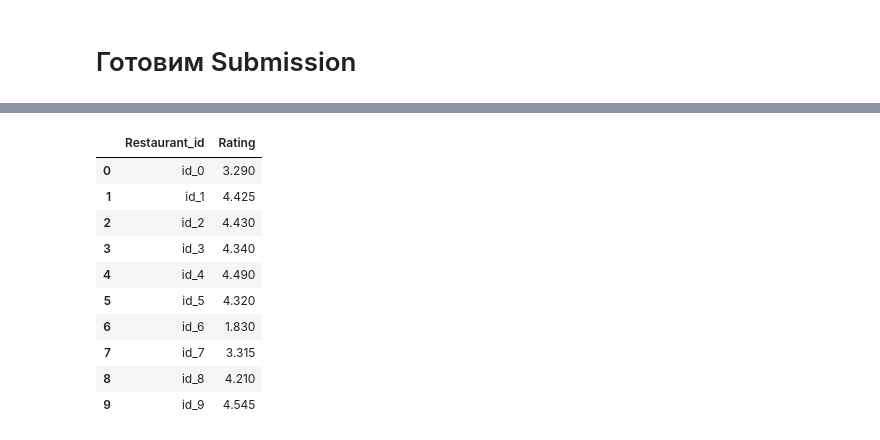
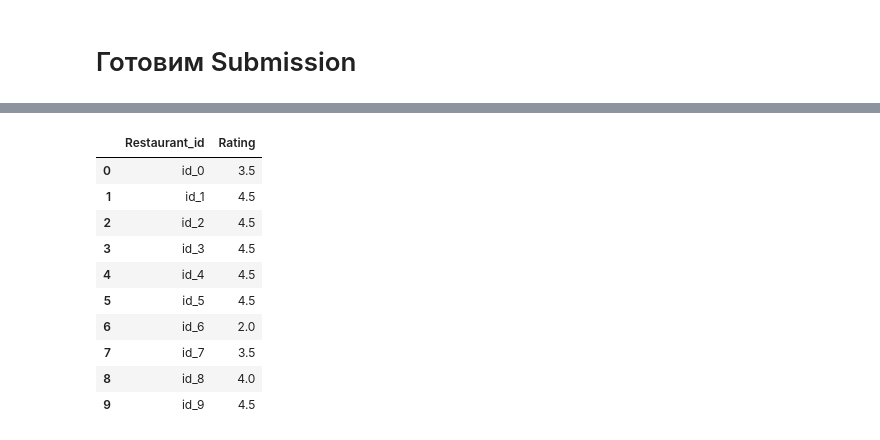
Before and after one commit to ppp82/skillfactory_rds, a Jupyter notebook: module_3/TripAdvisorRating.ipynb, the cells around one changed output, grey strips where cells are left out. Drawn from its saved outputs; the diff is of its cells as text; code cells hidden in the pictures.

```diff
--- a/module_3/TripAdvisorRating.ipynb
+++ b/module_3/TripAdvisorRating.ipynb
@@ -23,7 +23,7 @@ import collections
 RANDOM_SEED = 42
 !pip freeze > requirements.txt
 
-DATA_DIR = './kaggle/input/sf-dst-restaurant-rating'
+DATA_DIR = '/kaggle/input/sf-dst-restaurant-rating'
 df_train = pd.read_csv(DATA_DIR+'/main_task.csv')
 df_test = pd.read_csv(DATA_DIR+'/kaggle_task.csv')
 sample_submission = pd.read_csv(DATA_DIR+'/sample_submission.csv')
@@ -720,6 +716,13 @@ memory usage: 1.2 MB
 None
 # %% [markdown]
 ## Создаём, обучаем и тестируем модель
+# %%
+'''
+   Округляем значение рейтинга до ближайшего кратного 0.5.
+'''
+def round_rating(value, significance):
+    value = round(value / significance, 0) * significance
+    return value
 # %%
 '''
     Используем стандартный код, который был в baseline. Уменьшим величину тестовой выборки.
@@ -738,6 +741,7 @@ def train_model(X, y):
     # Используем обученную модель для предсказания рейтинга ресторанов в тестовой выборке.
     # Предсказанные значения записываем в переменную y_pred
     y_pred = model.predict(X_test)
+    y_pred = [round_rating(y, 0.5) for y in y_pred]
     print('MAE:', metrics.mean_absolute_error(y_test, y_pred))
 
     # в RandomForestRegressor есть возможность вывести самые важные признаки для модели
@@ -795,6 +799,7 @@ MAE: 0.1941625
 # %%
 test_data = test_data.drop(['rating'], axis=1)
 predict_submission = model.predict(test_data)
+predict_submission = [round_rating(y, 0.5) for y in predict_submission]
 
 sample_submission['Rating'] = predict_submission
 sample_submission.to_csv('submission.csv', index=False)
@@ -806,11 +811,11 @@ sample_submission.head(10)
 |  | Restaurant_id | Rating |
-| 0 | id_0 | 3.290 |
-| 1 | id_1 | 4.425 |
-| 2 | id_2 | 4.430 |
-| 3 | id_3 | 4.340 |
-| 4 | id_4 | 4.490 |
-| 5 | id_5 | 4.320 |
-| 6 | id_6 | 1.830 |
-| 7 | id_7 | 3.315 |
-| 8 | id_8 | 4.210 |
-| 9 | id_9 | 4.545 |
+| 0 | id_0 | 3.5 |
+| 1 | id_1 | 4.5 |
+| 2 | id_2 | 4.5 |
+| 3 | id_3 | 4.5 |
+| 4 | id_4 | 4.5 |
+| 5 | id_5 | 4.5 |
+| 6 | id_6 | 2.0 |
+| 7 | id_7 | 3.5 |
+| 8 | id_8 | 4.0 |
+| 9 | id_9 | 4.5 |
```
Also changed, not shown: parts of 8 cells of this notebook.
